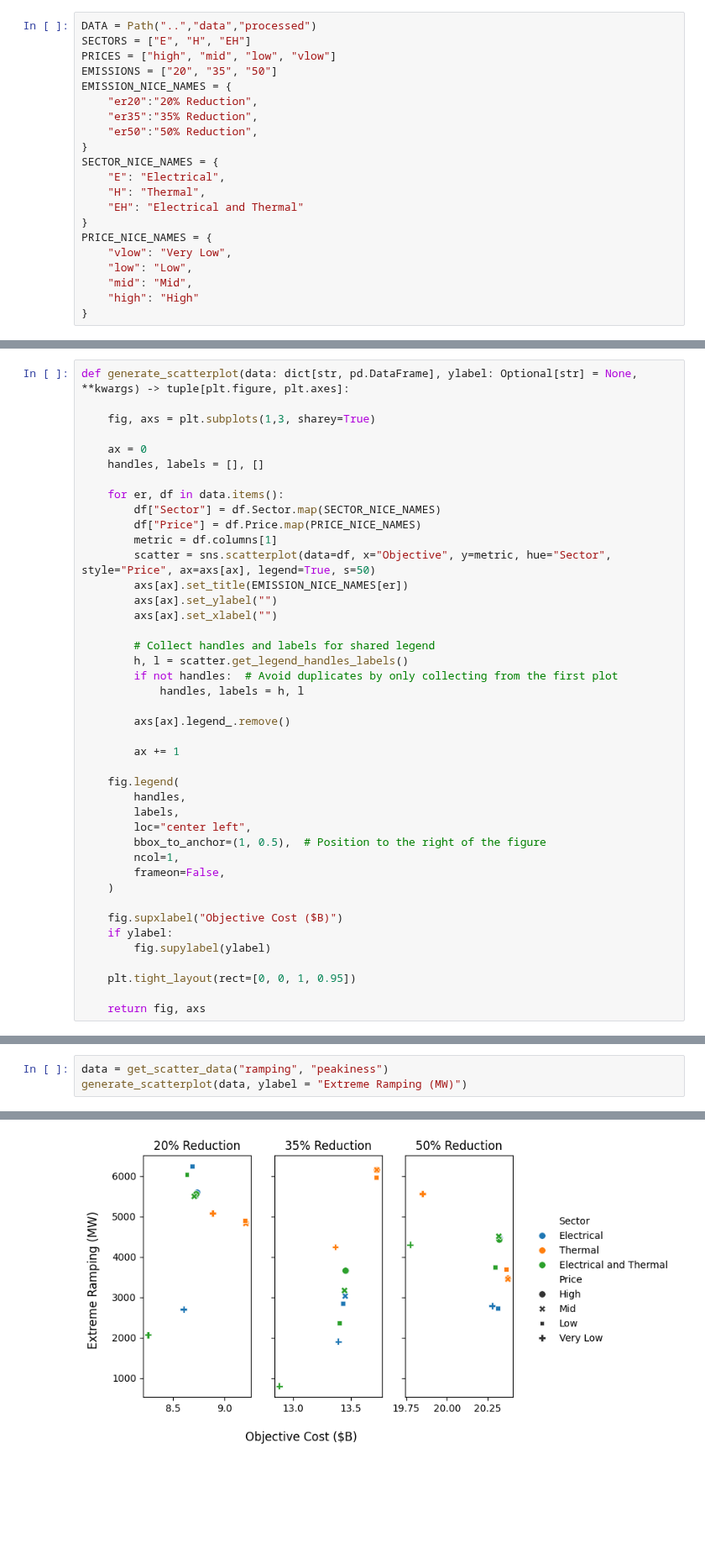
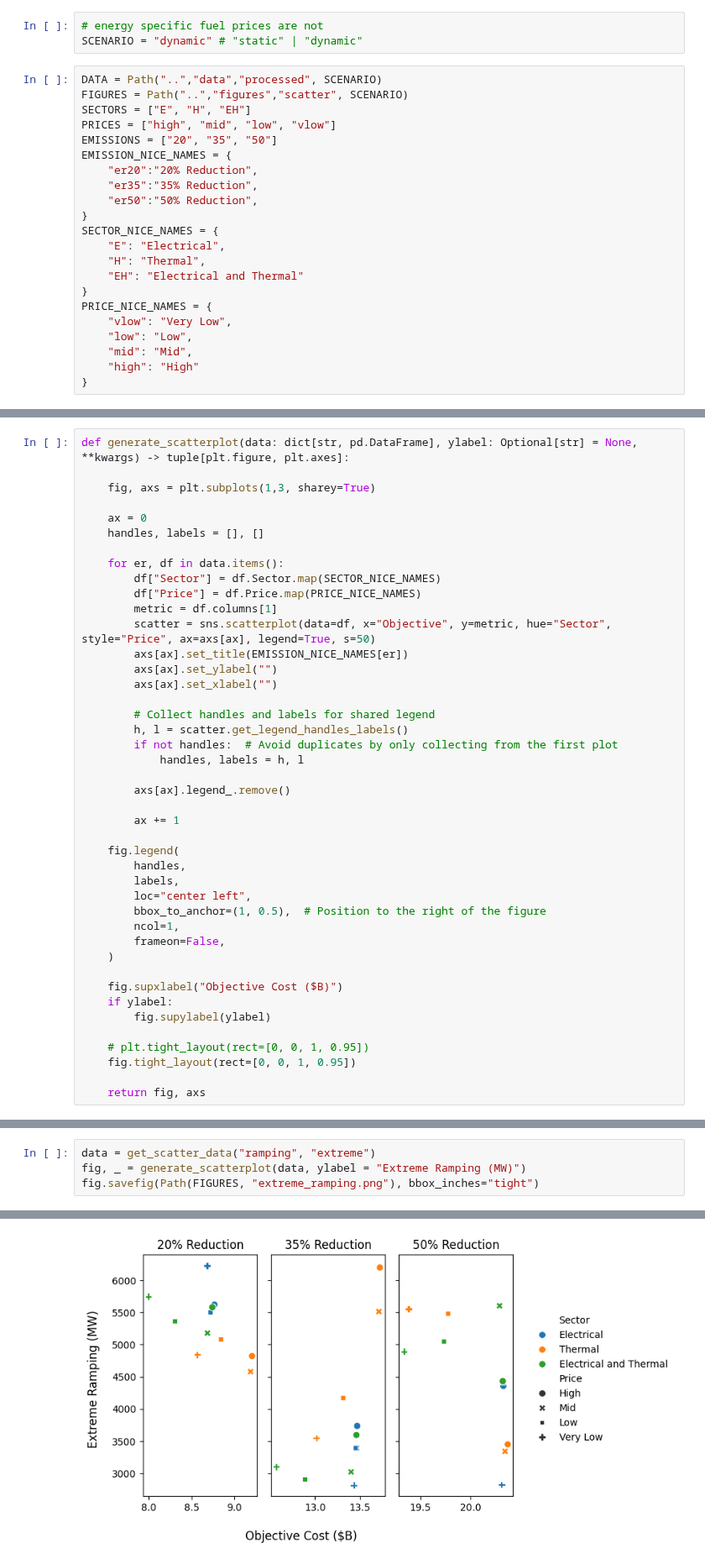
Before and after one commit to trevorb1/pypsa-demand-response, a Jupyter notebook: analysis/scatter.ipynb, the cells around one changed output, grey strips where cells are left out. Shown at 84% size. Cells and saved outputs as stored; diff of their text form; blank space fills up the shorter version.

Commit message:
scatter plots

```diff
--- a/analysis/scatter.ipynb
+++ b/analysis/scatter.ipynb
@@ -5,8 +5,12 @@ import matplotlib.pyplot as plt
 from pathlib import Path
 from typing import Optional
 from itertools import product
+# %%
+# energy specific fuel prices are not
+SCENARIO = "dynamic" # "static" | "dynamic"
 # %%
-DATA = Path("..","data","processed")
+DATA = Path("..","data","processed", SCENARIO)
+FIGURES = Path("..","figures","scatter", SCENARIO)
 SECTORS = ["E", "H", "EH"]
 PRICES = ["high", "mid", "low", "vlow"]
 EMISSIONS = ["20", "35", "50"]
@@ -110,7 +114,8 @@ def generate_scatterplot(data: dict[str, pd.DataFrame], ylabel: Optional[str] =
     if ylabel:
         fig.supylabel(ylabel)
 
-    plt.tight_layout(rect=[0, 0, 1, 0.95])
+    # plt.tight_layout(rect=[0, 0, 1, 0.95])
+    fig.tight_layout(rect=[0, 0, 1, 0.95])
 
     return fig, axs
 # %%
@@ -134,4 +133,5 @@ generate_scatterplot(data, ylabel = "Peakiness (MW)")
 # %%
-data = get_scatter_data("ramping", "peakiness")
-generate_scatterplot(data, ylabel = "Extreme Ramping (MW)")
+data = get_scatter_data("ramping", "extreme")
+fig, _ = generate_scatterplot(data, ylabel = "Extreme Ramping (MW)")
+fig.savefig(Path(FIGURES, "extreme_ramping.png"), bbox_inches="tight")
 # %% [output]
@@ -142,3 +138,3 @@ generate_scatterplot(data, ylabel = "Extreme Ramping (MW)")
-[figure, old version]
+[figure, new version]
 # %%
 data = get_scatter_data("capacity", "Transport Electric Light")
```
Also changed, not shown: parts of 10 cells of this notebook.
